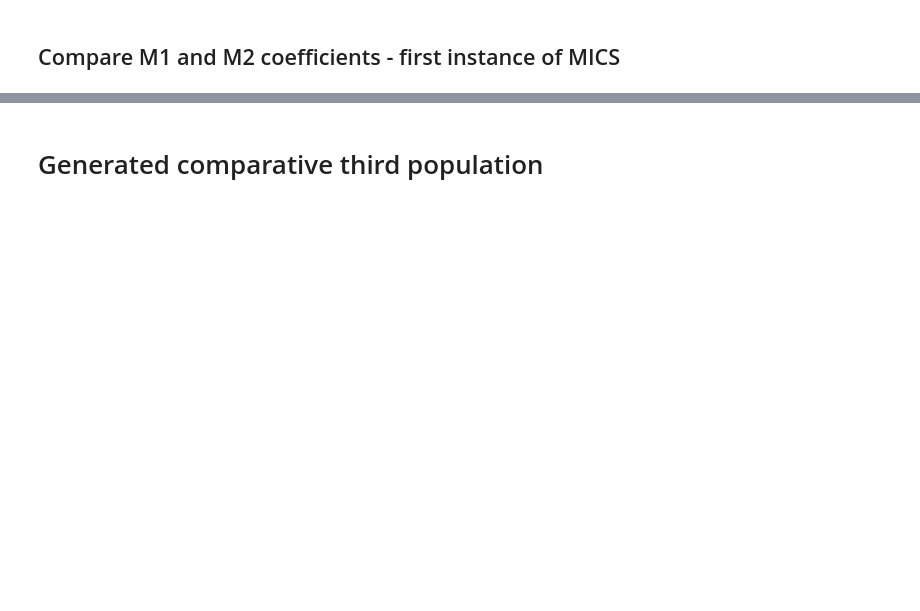
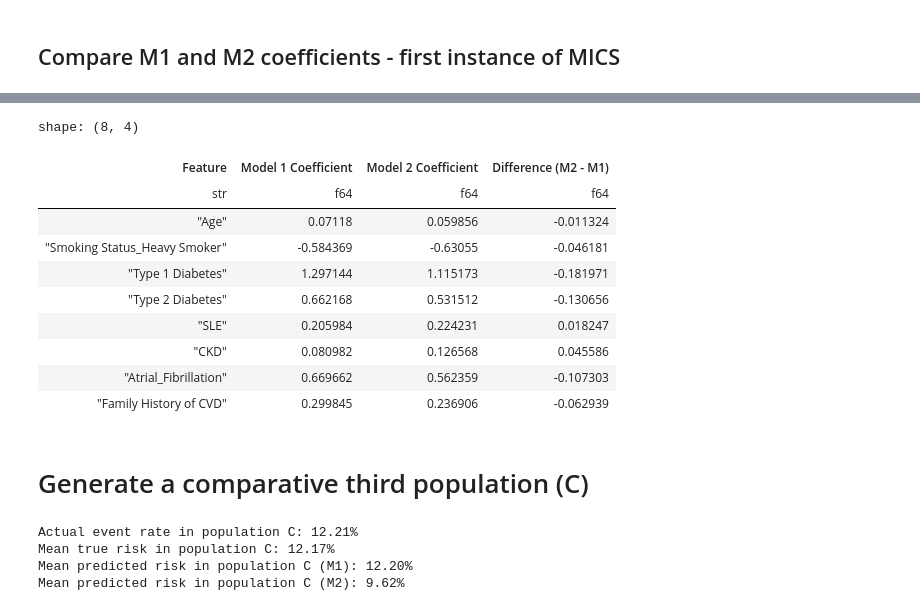
Before and after one commit to ucl-paediatrics/mics, a Jupyter notebook: src/mics/mics.ipynb, the cells around one changed output, grey strips where cells are left out. Cells and saved outputs as stored; diff of their text form; code cells hidden in the pictures; blank space fills up the shorter version.

```diff
--- a/src/mics/mics.ipynb
+++ b/src/mics/mics.ipynb
@@ -317,14 +349,72 @@ pl.DataFrame(coefficient_comparison)
+# %%
+# Subsetting for high-risk features to see if MICS is occurring - are the coefficients smaller in magnitude for M2 than M1?, do we see the expected attenuation of risk factors after the intervention?
+high_risk_features = [
+    "Age",
+    "Atrial_Fibrillation",
+    "Type 1 Diabetes",
+    "Type 2 Diabetes",
+    "SLE",
+    "CKD",
+    "Smoking Status_Heavy Smoker",
+    "Family History of CVD",
+]
+
+high_risk_coefficients = all_coefficients.filter(pl.col("Feature").is_in(high_risk_features))
+display(high_risk_coefficients)
+
+# TODO: Investigate smoking status - both models show negative coefficient for Heavy Smoker at n=100k.
+# Possible causes: (1) reference category issue in one-hot encoding,
+# (2) collinearity with age, (3) sampling structure.
+# Multi-seed runs at n=100k will tell us if this is systematic or noise.
+# %% [output]
+shape: (8, 4)
+| Feature | Model 1 Coefficient | Model 2 Coefficient | Difference (M2 - M1) |
+| str | f64 | f64 | f64 |
+| "Age" | 0.07118 | 0.059856 | -0.011324 |
+| "Smoking Status_Heavy Smoker" | -0.584369 | -0.63055 | -0.046181 |
+| "Type 1 Diabetes" | 1.297144 | 1.115173 | -0.181971 |
+| "Type 2 Diabetes" | 0.662168 | 0.531512 | -0.130656 |
+| "SLE" | 0.205984 | 0.224231 | 0.018247 |
+| "CKD" | 0.080982 | 0.126568 | 0.045586 |
+| "Atrial_Fibrillation" | 0.669662 | 0.562359 | -0.107303 |
+| "Family History of CVD" | 0.299845 | 0.236906 | -0.062939 |
 # %% [markdown]
-# Generated comparative third population
+# Generate a comparative third population (C)
 # %%
+# Independent population for the M1 vs M2 evaluation - do the two modeles give the same predictions for a new population?
+
 # M2 should underpredict risk compared to M1 and the true event rate - it shouldn't be able to account for the fact that there are people on statins
-# y_2 should show even more attenuation than the previous risk scores
-# This should show a bigger sign of MICS taking place within the larger population - as a distinct view that with the depolyment of a miscalibrated model into a new population should underperform
-# It's predictive abiliity should be lower and the coeffiects shiud deviate more towards zero; bigger negative values for this new third population
+# This should demonstrate the clinical implications of MICS taking place - as a distinct view that with the depolyment of a miscalibrated model into a new population that has been subject to an intervention (statin prescription) should underperform.
+# It's predictive ability should be lower and the coeffiects should deviate more towards zero; bigger negative values for this new third population
 
+# We are claiming that in this population M2 has the same discrimination (AUC-ROC) as M1, but has worse calibration and underpredicts risk in high-risk patients.
 
+# Generate population C
+patients_3 = simulation.generate_patients(n_patients, random_seed=random_seed + 3)
 
-bannana =     .
+# Build feature matrix for population C
+X_3, feature_names_3 = simulation.build_feature_matrix(patients_3)
+
+# True underlying QRISK3 risk (no interveention)
+true_risk_c = qrisk3.calculate_qrisk3(patients_3).to_numpy()
+
+# Generate outcomes for population C based on true underlying risk (no intervention)
+y_3 = simulation.risk_to_event(true_risk_c, random_seed=random_seed + 3)
+
+# Produce a score for both models
+m1_predicted_risk_c = model_1.predict_proba(X_3)[:, 1]
+m2_predicted_risk_c = model_2.predict_proba(X_3)[:, 1]
+
+# Compare mean predicted risk for M1 and M2 against the true risk in population C
+print (f"Actual event rate in population C: {y_3.mean() * 100:.2f}%")
+print (f"Mean true risk in population C: {true_risk_c.mean():.2f}%")
+print (f"Mean predicted risk in population C (M1): {m1_predicted_risk_c.mean() * 100:.2f}%")
+print (f"Mean predicted risk in population C (M2): {m2_predicted_risk_c.mean() * 100:.2f}%")
+# %% [output]
+Actual event rate in population C: 12.21%
+Mean true risk in population C: 12.17%
+Mean predicted risk in population C (M1): 12.20%
+Mean predicted risk in population C (M2): 9.62%
 # %%
 # TODO:Create a cell in the notebook that has all the variables and the parameters which will be altered and edited for each experiment and iteration of the code.
 # TODO:Create functions for all of the different variables within the notebook - use this current notebook as a schema for running and testing
```
Also changed, not shown: parts of 25 cells of this notebook.
